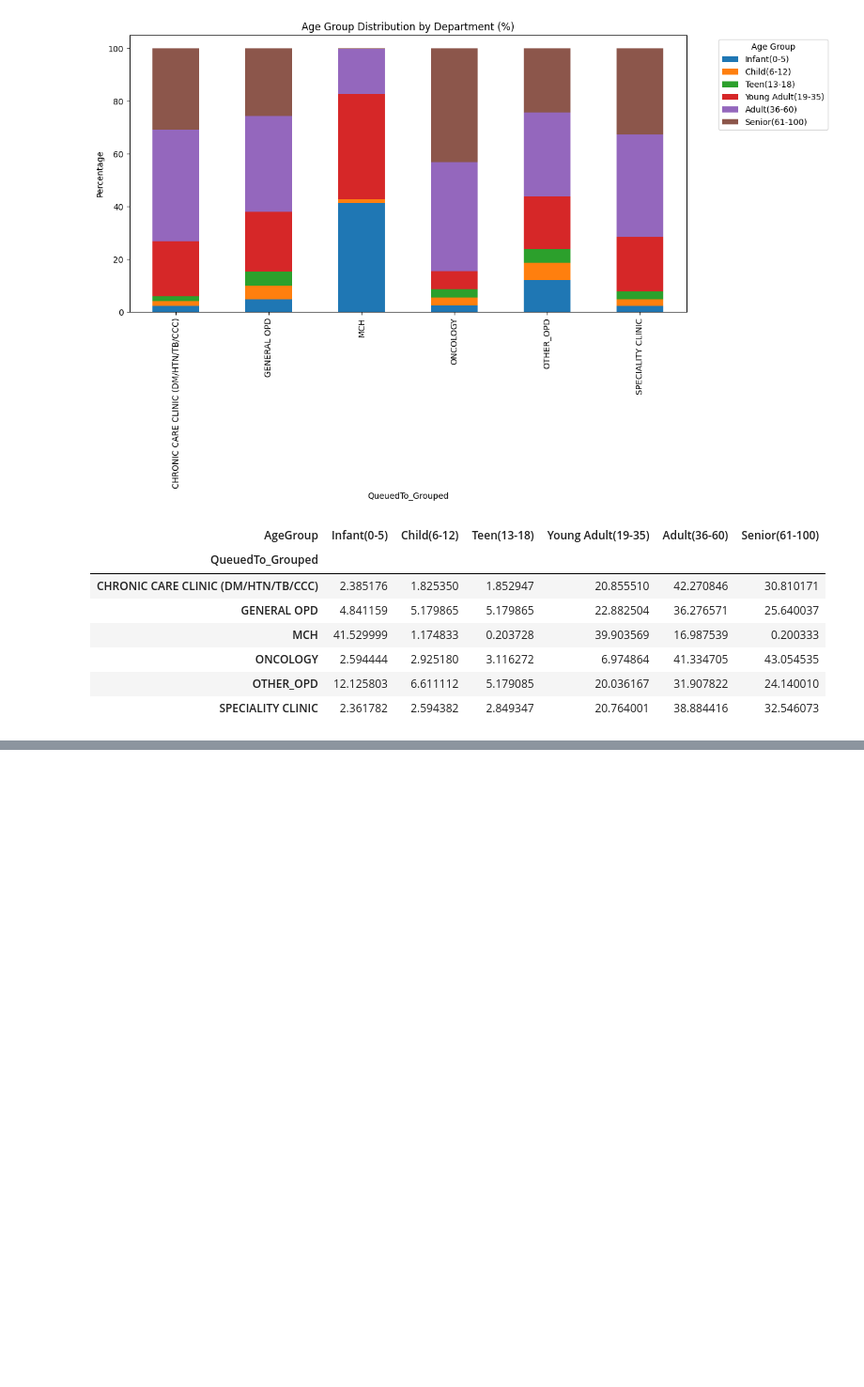
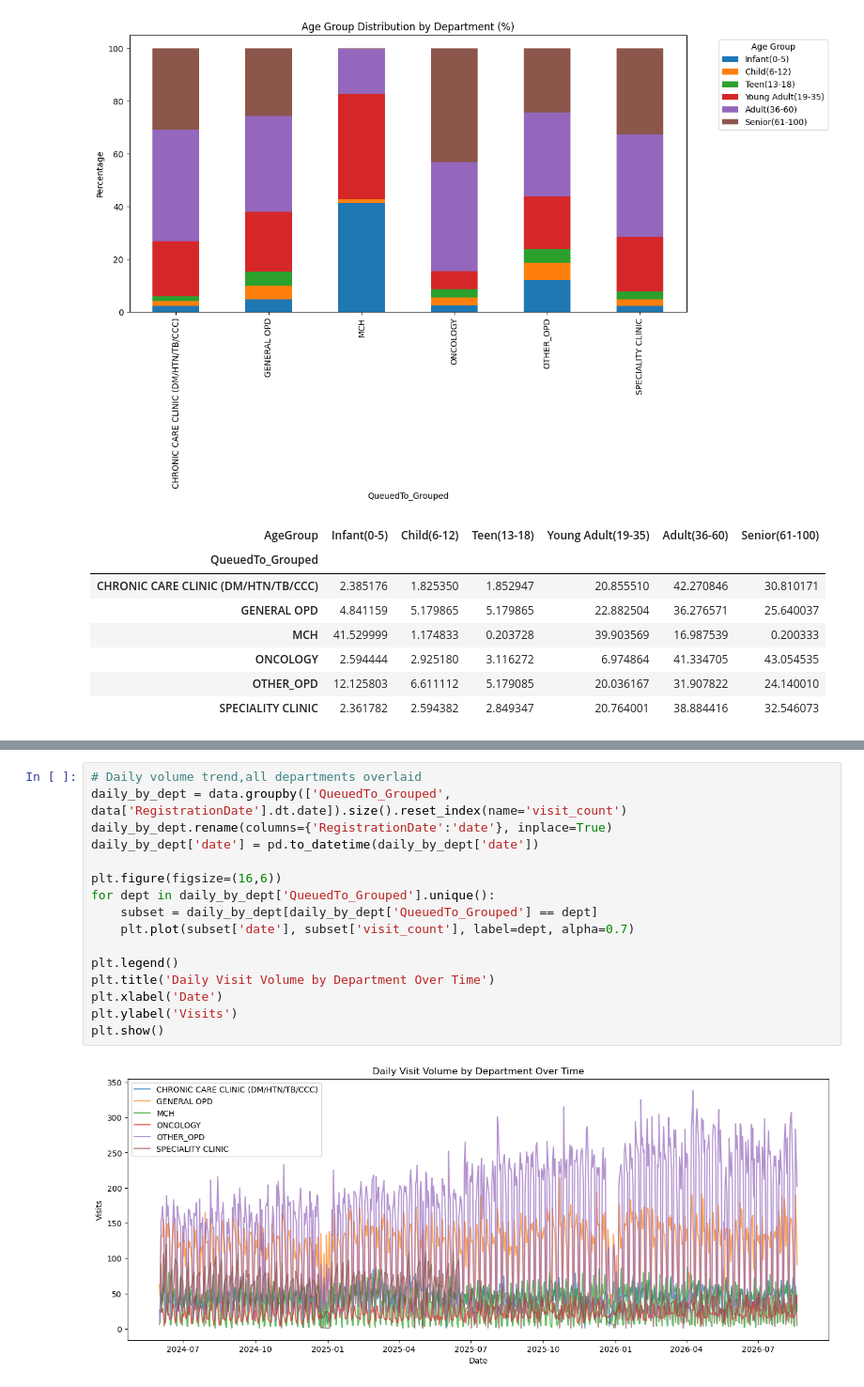
Before and after one commit to wahomelewis396/surge_sentinels, a Jupyter notebook: surge_sentinels.ipynb, the cells around one changed output, grey strips where cells are left out. Shown at 94% size. Saved outputs shown, nothing was run; the diff lists cells and outputs as text; blank space fills up the shorter version.

```diff
--- a/surge_sentinels.ipynb
+++ b/surge_sentinels.ipynb
@@ -452,0 +456,18 @@ age_group_by_dept
+# %%
+# Daily volume trend,all departments overlaid
+daily_by_dept = data.groupby(['QueuedTo_Grouped', data['RegistrationDate'].dt.date]).size().reset_index(name='visit_count')
+daily_by_dept.rename(columns={'RegistrationDate':'date'}, inplace=True)
+daily_by_dept['date'] = pd.to_datetime(daily_by_dept['date'])
+
+plt.figure(figsize=(16,6))
+for dept in daily_by_dept['QueuedTo_Grouped'].unique():
+    subset = daily_by_dept[daily_by_dept['QueuedTo_Grouped'] == dept]
+    plt.plot(subset['date'], subset['visit_count'], label=dept, alpha=0.7)
+
+plt.legend()
+plt.title('Daily Visit Volume by Department Over Time')
+plt.xlabel('Date')
+plt.ylabel('Visits')
+plt.show()
+# %% [output]
+[figure, added]
```
Also changed, not shown: parts of 8 cells of this notebook.
